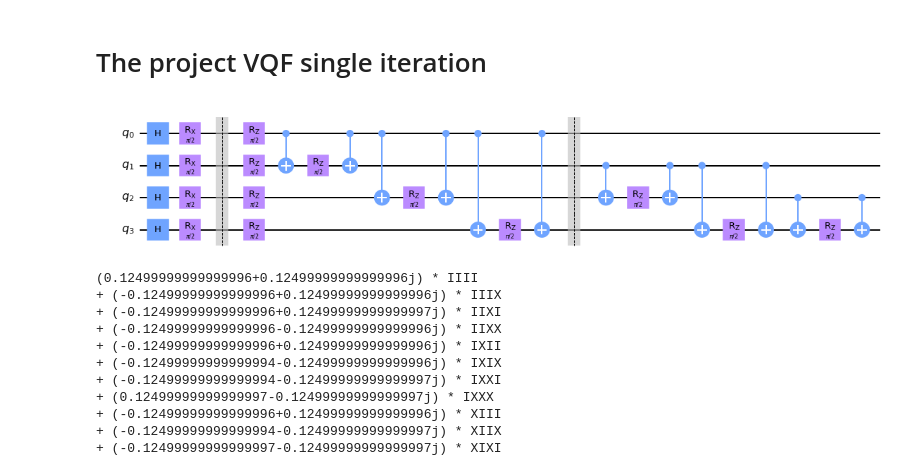
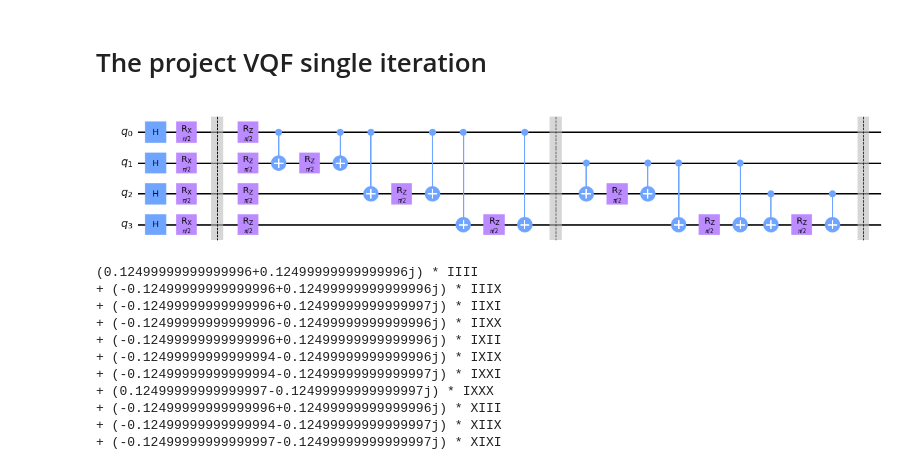
Before and after one commit to QuantumComputingWorld/VQF, a Jupyter notebook: qaoa_inbuilt.ipynb, the cells around one changed output. Drawn from its saved outputs; the diff is of its cells as text; code cells hidden in the pictures.

Commit message:
project circuit paramter encoding part #1

```diff
--- a/qaoa_inbuilt.ipynb
+++ b/qaoa_inbuilt.ipynb
@@ -325,12 +334,9 @@ result = qaoa.compute_minimum_eigenvalue(paulies)
 from qiskit import QuantumRegister, ClassicalRegister, QuantumCircuit
 from numpy import pi
 from qiskit.opflow import Z, I, X, OperatorBase, CircuitOp, PauliOp
-# from qiskit.optimization.applications.ising import tsp
-from qiskit_optimization.applications import Maxcut, Tsp
-
+from qiskit.circuit import Parameter
 from qiskit.algorithms import QAOA
 from qiskit.algorithms.optimizers import COBYLA
-# from qiskit.opflow
 from qiskit.utils import QuantumInstance
 from qiskit import Aer
 from qiskit.quantum_info.operators import Operator
@@ -365,49 +371,84 @@ qreg_q = QuantumRegister(4, 'q')
 creg_c = ClassicalRegister(1, 'c')
 circuit = QuantumCircuit(qreg_q)  # , creg_c)
 
+# beta = Parameter('β')  # pi/4;
+# gamma = Parameter('γ')  # pi/8;
+t1 = Parameter('t1')
+t2 = Parameter('t2')
+t3 = Parameter('t3')
+t4 = Parameter('t4')
+t5 = Parameter('t5')
+t6 = Parameter('t6')
+t7 = Parameter('t7')
+t8 = Parameter('t8')
+t9 = Parameter('t9')
+t10 = Parameter('t10')
+t11 = Parameter('t11')
+
 # circuit.reset(qreg_q[0])
 # circuit.reset(qreg_q[1])
 # circuit.reset(qreg_q[2])
 # circuit.reset(qreg_q[3])
 # circuit.barrier(qreg_q)
 circuit.h(qreg_q)
-circuit.rx(pi / 2, qreg_q[0])
-circuit.rx(pi / 2, qreg_q[1])
-circuit.rx(pi / 2, qreg_q[2])
-circuit.rx(pi / 2, qreg_q[3])
+circuit.rx(2*t1, qreg_q[0])
+circuit.rx(2*t1, qreg_q[1])
+circuit.rx(2*t1, qreg_q[2])
+circuit.rx(2*t1, qreg_q[3])
 circuit.barrier(qreg_q)
-circuit.rz(pi / 2, qreg_q[0])
-circuit.rz(pi / 2, qreg_q[1])
-circuit.rz(pi / 2, qreg_q[2])
-circuit.rz(pi / 2, qreg_q[3])
+circuit.rz(2*t2, qreg_q[0])
+circuit.rz(2*t3, qreg_q[1])
+circuit.rz(2*t4, qreg_q[2])
+circuit.rz(2*t5, qreg_q[3])
 circuit.cx(qreg_q[0], qreg_q[1])
-circuit.rz(pi / 2, qreg_q[1])
+circuit.rz(2*t6, qreg_q[1])
 circuit.cx(qreg_q[0], qreg_q[1])
 circuit.cx(qreg_q[0], qreg_q[2])
-circuit.rz(pi / 2, qreg_q[2])
+circuit.rz(2*t7, qreg_q[2])
 circuit.cx(qreg_q[0], qreg_q[2])
 circuit.cx(qreg_q[0], qreg_q[3])
-circuit.rz(pi / 2, qreg_q[3])
+circuit.rz(2*t8, qreg_q[3])
 circuit.cx(qreg_q[0], qreg_q[3])
 circuit.barrier(qreg_q)
 circuit.cx(qreg_q[1], qreg_q[2])
-circuit.rz(pi / 2, qreg_q[2])
+circuit.rz(2*t9, qreg_q[2])
 circuit.cx(qreg_q[1], qreg_q[2])
 circuit.cx(qreg_q[1], qreg_q[3])
-circuit.rz(pi / 2, qreg_q[3])
+circuit.rz(2*t10, qreg_q[3])
 circuit.cx(qreg_q[1], qreg_q[3])
 circuit.cx(qreg_q[2], qreg_q[3])
-circuit.rz(pi / 2, qreg_q[3])
+circuit.rz(2*t11, qreg_q[3])
 circuit.cx(qreg_q[2], qreg_q[3])
-# circuit.barrier(qreg_q)
+circuit.barrier(qreg_q)
+
+# following binder will be used to iterate
+
+circuit = circuit.bind_parameters({
+    t1: pi/4, t2: pi/4, t3: pi/4, t4: pi/4, t5: pi/4, t6: pi/4,
+    t7: pi/4, t8: pi/4, t9: pi/4, t10: pi/4, t11: pi/4})
+
+# To follow
+# t1 = -beta
+# t2 = -gamma * b0
+# t3 = -gamma * b1
+# t4 = -gamma * b2
+# t5 = -gamma * b3
+# t6 = -gamma * c00
+# t7 = -gamma * c01
+# t8 = -gamma * c02
+# t9 = -gamma * c03
+# t10 = -gamma * c04
+# t11 = -gamma * c05
+
+
 # circuit.measure(qreg_q[0], creg_c[0])
 # circuit.measure(qreg_q[1], creg_c[0])
 # circuit.measure(qreg_q[2], creg_c[0])
 # circuit.measure(qreg_q[3], creg_c[0])
 # @columns [0,0,0,0,1,1,1,1,2,2,2,2,3,3,3,3,4,4,4,4,5,5,5,5,6,7,8,9,10,11,12,13,14,15,16,17,18,19,20,21,22,23,24,24,24,24,25,26,27,28]
 circuit.draw('mpl')
 # %% [output]
-[figure, old version]
+[figure, new version]
 # %%
 paulies = CircuitOp(circuit).to_pauli_op().reduce()
 print(paulies)
```
Also changed, not shown: parts of 2 cells of this notebook.
